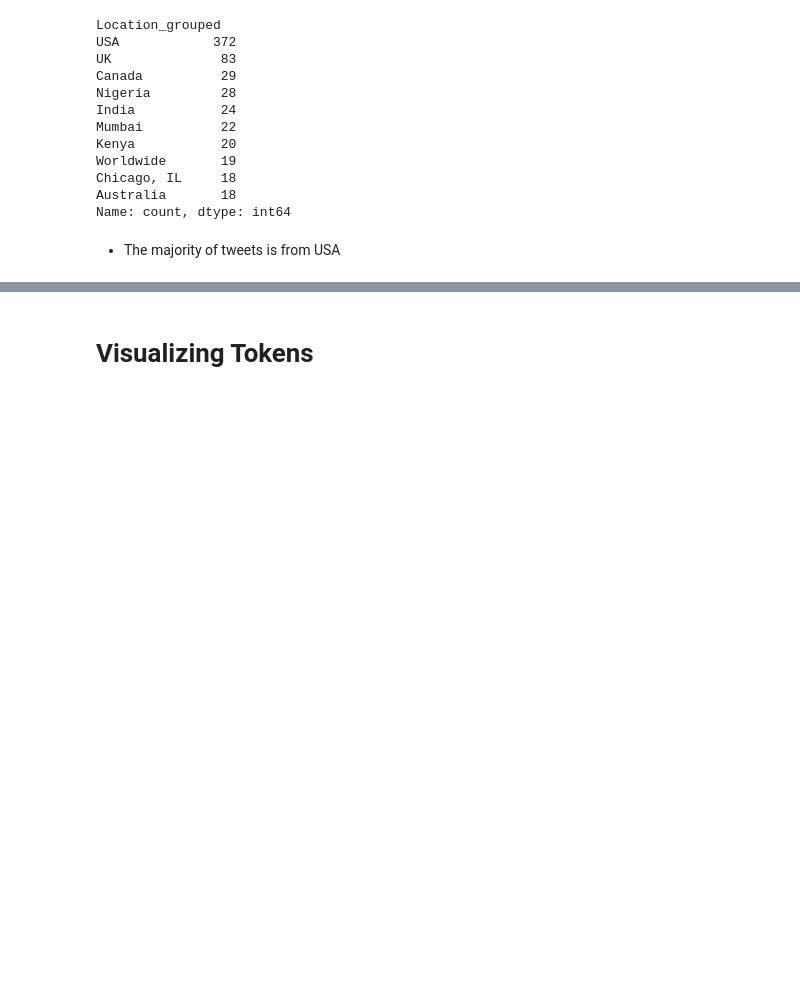
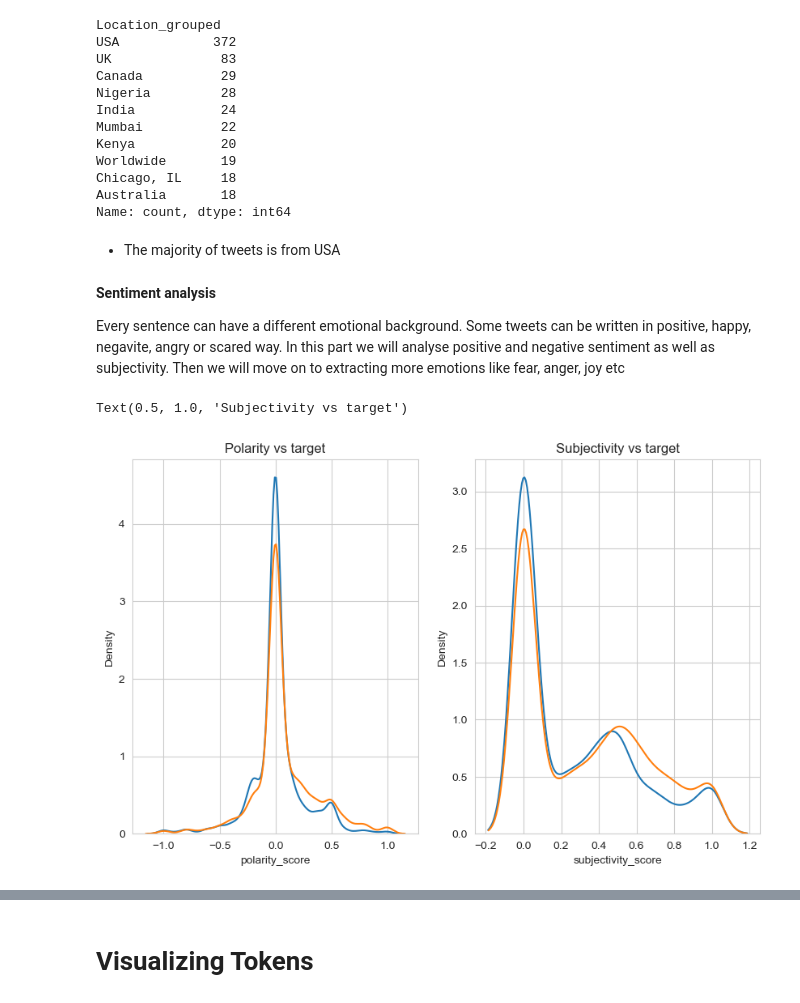
Before and after one commit to katarzynarogalska/DisasterTweets_KaggleCompetition, a Jupyter notebook: notebooks/TweetsEDA.ipynb, the cells around one changed output, grey strips where cells are left out. Saved outputs shown, nothing was run; the diff lists cells and outputs as text; code cells hidden in the pictures; blank space fills up the shorter version.

```diff
--- a/notebooks/TweetsEDA.ipynb
+++ b/notebooks/TweetsEDA.ipynb
@@ -586,3 +544,7 @@ Australia       18
 Name: count, dtype: int64
 # %% [markdown]
 * The majority of tweets is from USA
+# %% [markdown]
+**Sentiment analysis**
+
+Every sentence can have a different emotional background. Some tweets can be written in positive, happy, negavite, angry or scared way. In this part we will analyse positive and negative sentiment as well as subjectivity. Then we will move on to extracting more emotions like fear, anger, joy etc
@@ -588,0 +562,13 @@ Name: count, dtype: int64
+# %%
+fig, axes = plt.subplots(1,2, figsize=(10,6))
+true_tweets = df[df['target']==1]
+false_tweets = df[df['target']==0]
+sns.kdeplot(data=true_tweets['polarity_score'],  ax=axes[0])
+sns.kdeplot(data=false_tweets['polarity_score'], ax=axes[0])
+sns.kdeplot(data=true_tweets['subjectivity_score'],  ax=axes[1])
+sns.kdeplot(data=false_tweets['subjectivity_score'], ax=axes[1])
+axes[0].set_title("Polarity vs target")
+axes[1].set_title("Subjectivity vs target")
+# %% [output]
+Text(0.5, 1.0, 'Subjectivity vs target')
+[figure, added]
```
Also changed, not shown: parts of 35 cells of this notebook.
